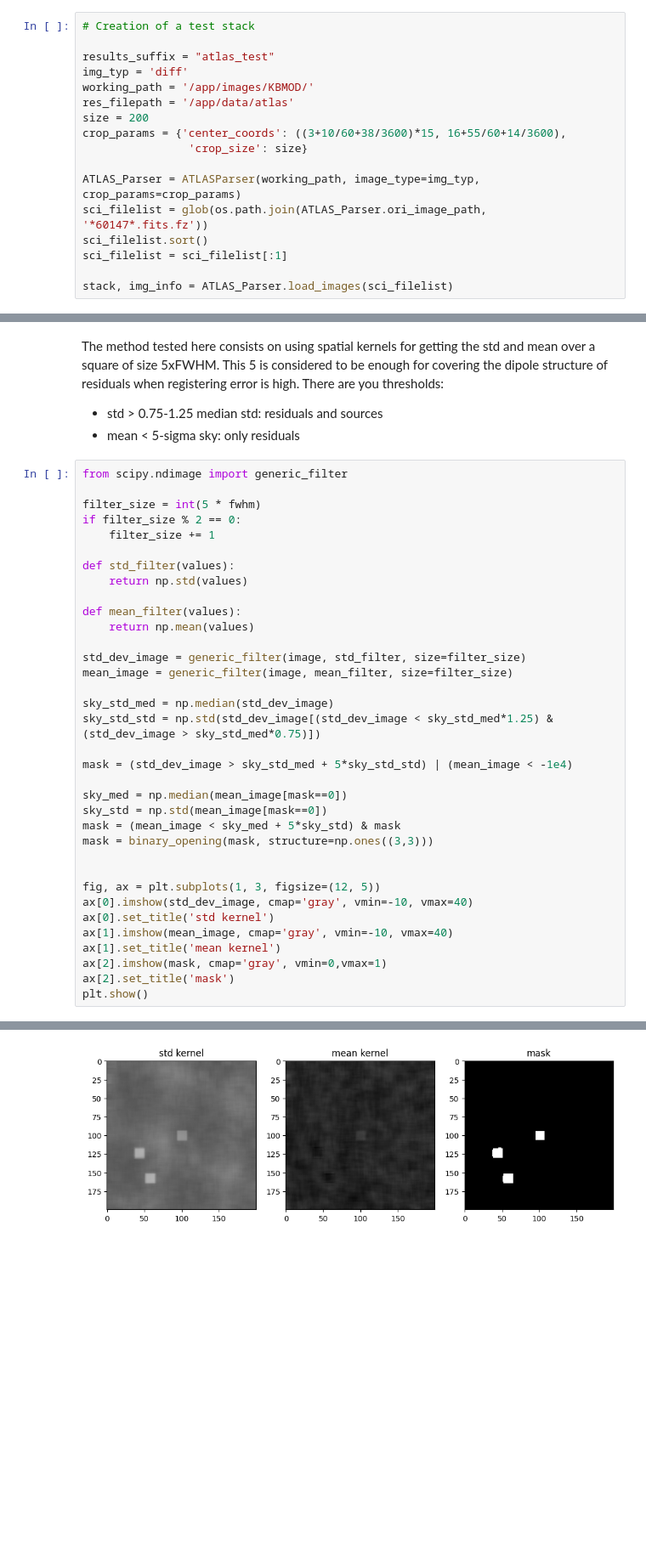
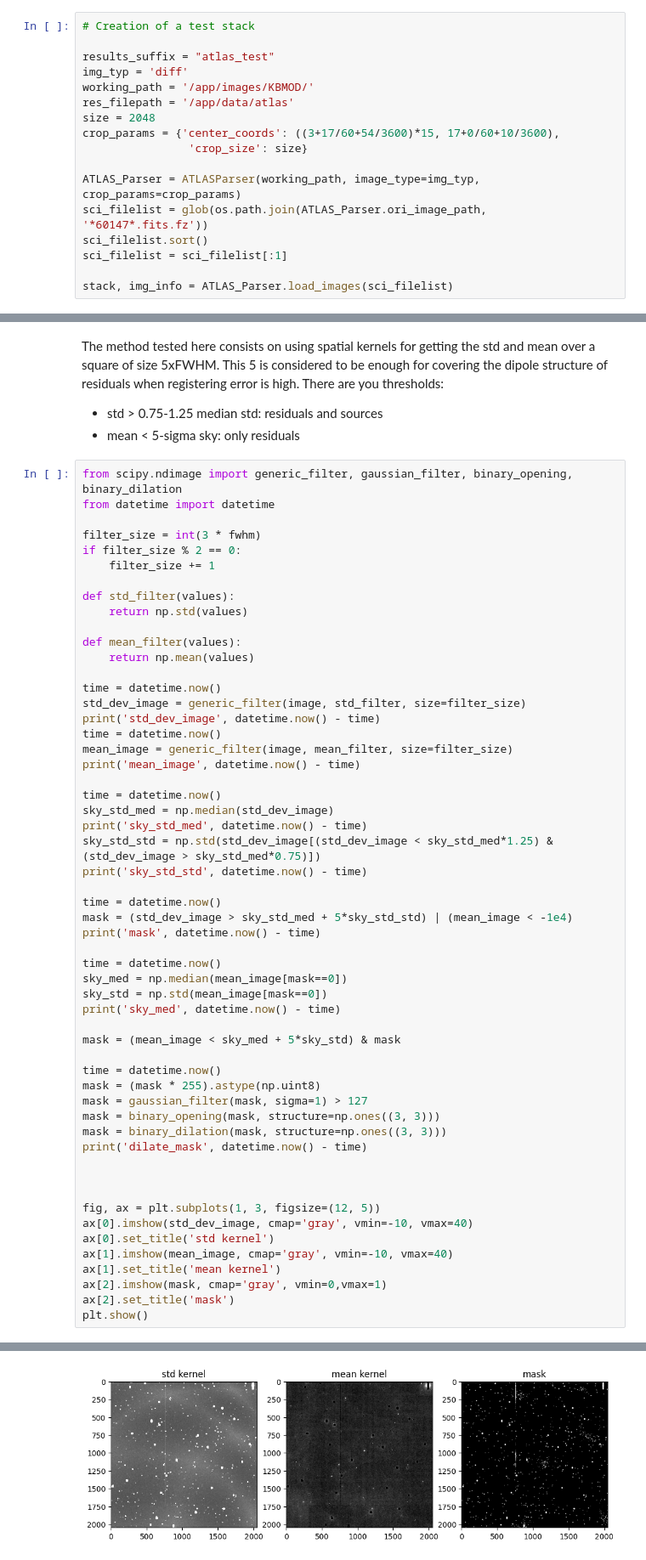
Before and after one commit to miguelralarcon/kbmod_atlas, a Jupyter notebook: lab/residual_masking.ipynb, the cells around one changed output, grey strips where cells are left out. Shown at 85% size. Drawn from its saved outputs; the diff is of its cells as text; blank space fills up the shorter version.

```diff
--- a/lab/residual_masking.ipynb
+++ b/lab/residual_masking.ipynb
@@ -270,8 +270,8 @@ results_suffix = "atlas_test"
 img_typ = 'diff'
 working_path = '/app/images/KBMOD/'
 res_filepath = '/app/data/atlas'
-size = 200
-crop_params = {'center_coords': ((3+10/60+38/3600)*15, 16+55/60+14/3600),
+size = 2048
+crop_params = {'center_coords': ((3+17/60+54/3600)*15, 17+0/60+10/3600),
                 'crop_size': size}
 
 ATLAS_Parser = ATLASParser(working_path, image_type=img_typ, crop_params=crop_params)
@@ -322,9 +323,10 @@ There are you thresholds:
  - std > 0.75-1.25 median std: residuals and sources
  - mean < 5-sigma sky: only residuals
 # %%
-from scipy.ndimage import generic_filter
+from scipy.ndimage import generic_filter, gaussian_filter, binary_opening, binary_dilation
+from datetime import datetime
 
-filter_size = int(5 * fwhm)
+filter_size = int(3 * fwhm)
 if filter_size % 2 == 0:
     filter_size += 1
 
@@ -334,18 +336,37 @@ def std_filter(values):
 def mean_filter(values):
     return np.mean(values)
 
+time = datetime.now()
 std_dev_image = generic_filter(image, std_filter, size=filter_size)
+print('std_dev_image', datetime.now() - time)
+time = datetime.now()
 mean_image = generic_filter(image, mean_filter, size=filter_size)
+print('mean_image', datetime.now() - time)
 
+time = datetime.now()
 sky_std_med = np.median(std_dev_image)
+print('sky_std_med', datetime.now() - time)
 sky_std_std = np.std(std_dev_image[(std_dev_image < sky_std_med*1.25) & (std_dev_image > sky_std_med*0.75)])
+print('sky_std_std', datetime.now() - time)
 
+time = datetime.now()
 mask = (std_dev_image > sky_std_med + 5*sky_std_std) | (mean_image < -1e4)
+print('mask', datetime.now() - time)
 
+time = datetime.now()
 sky_med = np.median(mean_image[mask==0])
 sky_std = np.std(mean_image[mask==0])
+print('sky_med', datetime.now() - time)
+
 mask = (mean_image < sky_med + 5*sky_std) & mask
-mask = binary_opening(mask, structure=np.ones((3,3)))
+
+time = datetime.now()
+mask = (mask * 255).astype(np.uint8)
+mask = gaussian_filter(mask, sigma=1) > 127
+mask = binary_opening(mask, structure=np.ones((3, 3)))
+mask = binary_dilation(mask, structure=np.ones((3, 3)))
+print('dilate_mask', datetime.now() - time)
+
 
 
 fig, ax = plt.subplots(1, 3, figsize=(12, 5))
@@ -360,4 +388,4 @@ plt.show()
-[figure, old version]
+[figure, new version]
 # %%
 import matplotlib.colors as co
 c_white = co.colorConverter.to_rgba('white',alpha = 0)
```
Also changed, not shown: parts of 10 cells of this notebook.
